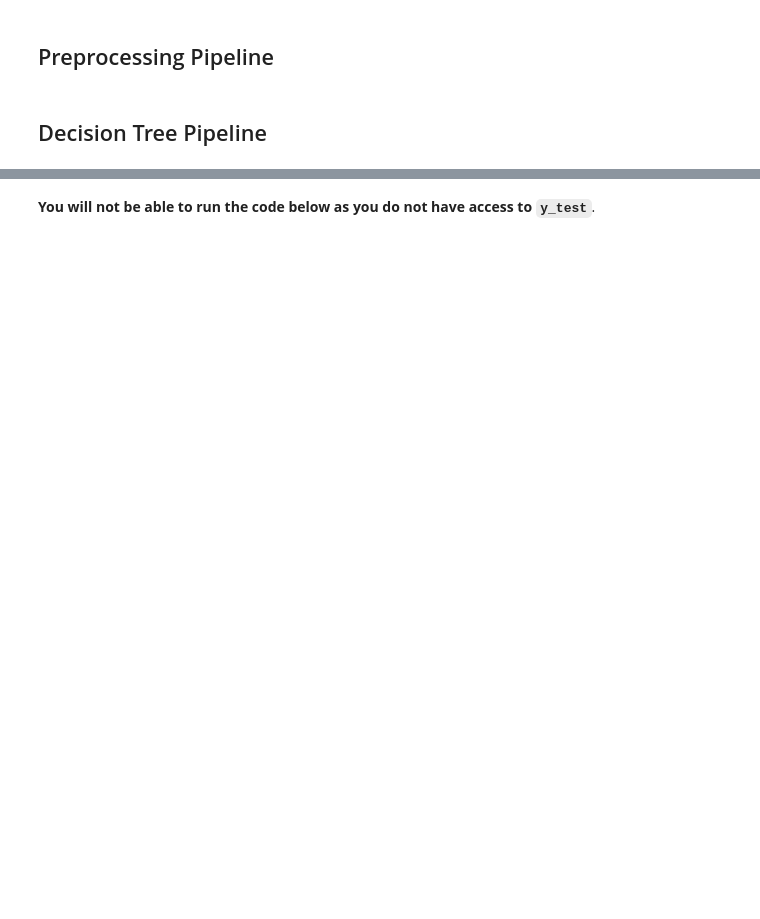
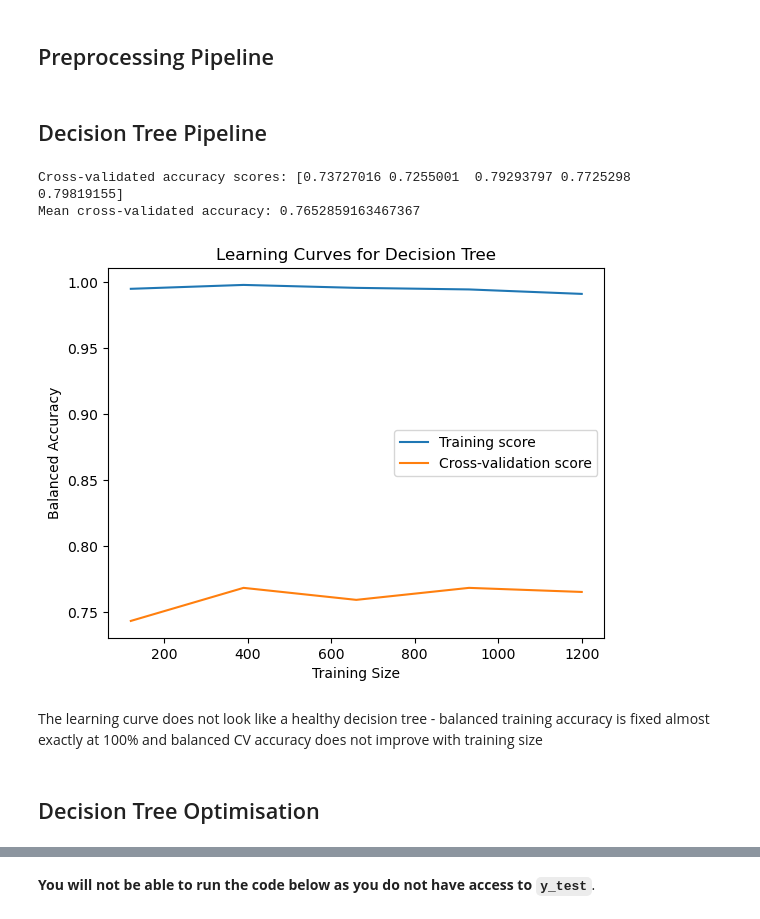
Before and after one commit to LillWawrence/healthcare_formative, a Jupyter notebook: Formative Data Analysis Task.ipynb, the cells around one changed output, grey strips where cells are left out. Drawn from its saved outputs; the diff is of its cells as text; code cells hidden in the pictures; blank space fills up the shorter version.

Commit message:
Optimised decision tree classifier model

```diff
--- a/Formative Data Analysis Task.ipynb
+++ b/Formative Data Analysis Task.ipynb
@@ -87,14 +87,14 @@ y_train.value_counts().plot(kind='bar')
 # %% [markdown]
 ## Features to Drop
 # %%
-# endophtalmitis, retinal_tear_post, and wound_leak are all post-op future outcomes, so including them in the training data would cause temporal leakage
-# patient_id also needs removing and lens_sublaxation as it is mostly missing, and bmi as we are creating the new overweight feature
+# endophthalmitis, retinal_tear_post, and wound_leak are all post-op future outcomes, so including them in the training data would cause temporal leakage
+# patient_id also needs removing and lens_subluxation as it is mostly missing, and bmi as we are creating the new overweight feature
 # creating a function to drop these columns from the training data in the preprocessing pipeline
 from sklearn.preprocessing import FunctionTransformer
 
 def drop_columns(X):
     X = X.copy()
-    return X.drop(columns=['patient_id', 'endophtalmitis', 'retinal_tear_post', 'wound_leak', 'lens_sublaxation'])
+    return X.drop(columns=['patient_id', 'endophthalmitis', 'retinal_tear_post', 'wound_leak', 'lens_subluxation'])
 
 column_dropper = FunctionTransformer(drop_columns)
 # %% [markdown]
@@ -132,3 +136,34 @@ decision_tree_pipeline = make_pipeline(
     preprocessing_pipeline,
     DecisionTreeClassifier(random_state=1)
 )
+# %%
+from sklearn.model_selection import cross_val_score
+from sklearn.model_selection import learning_curve
+import matplotlib.pyplot as plt
+
+# fitting the decision tree pipeline to the training data
+decision_tree_pipeline.fit(X_train, y_train)
+
+# cross validating the decision tree pipeline
+dt_cv_scores = cross_val_score(decision_tree_pipeline, X_train, y_train, cv=5, scoring='balanced_accuracy')
+print(f'Cross-validated accuracy scores: {dt_cv_scores}')
+print(f'Mean cross-validated accuracy: {dt_cv_scores.mean()}')
+
+# printing learning curves for the decision tree pipeline
+train_sizes, train_scores, test_scores = learning_curve(decision_tree_pipeline, X_train, y_train, cv=5, scoring='balanced_accuracy')
+
+plt.plot(train_sizes, train_scores.mean(axis=1), label='Training score')
+plt.plot(train_sizes, test_scores.mean(axis=1), label='Cross-validation score')
+plt.xlabel('Training Size')
+plt.ylabel('Balanced Accuracy')
+plt.title('Learning Curves for Decision Tree')
+plt.legend()
+plt.show()
+# %% [output]
+Cross-validated accuracy scores: [0.73727016 0.7255001  0.79293797 0.7725298  0.79819155]
+Mean cross-validated accuracy: 0.7652859163467367
+[figure, added]
+# %% [markdown]
+The learning curve does not look like a healthy decision tree - balanced training accuracy is fixed almost exactly at 100% and balanced CV accuracy does not improve with training size
+# %% [markdown]
+## Decision Tree Optimisation
```
Also changed, not shown: parts of 4 cells of this notebook.
